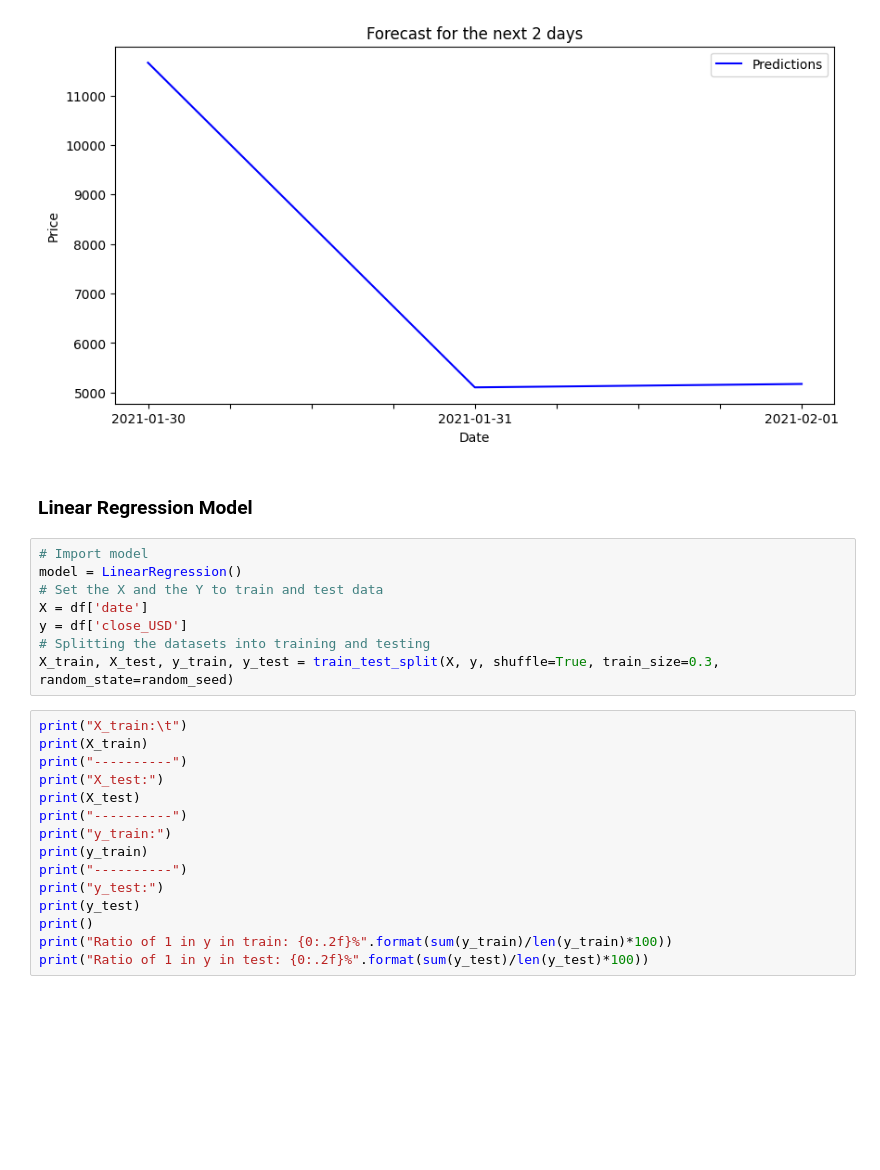
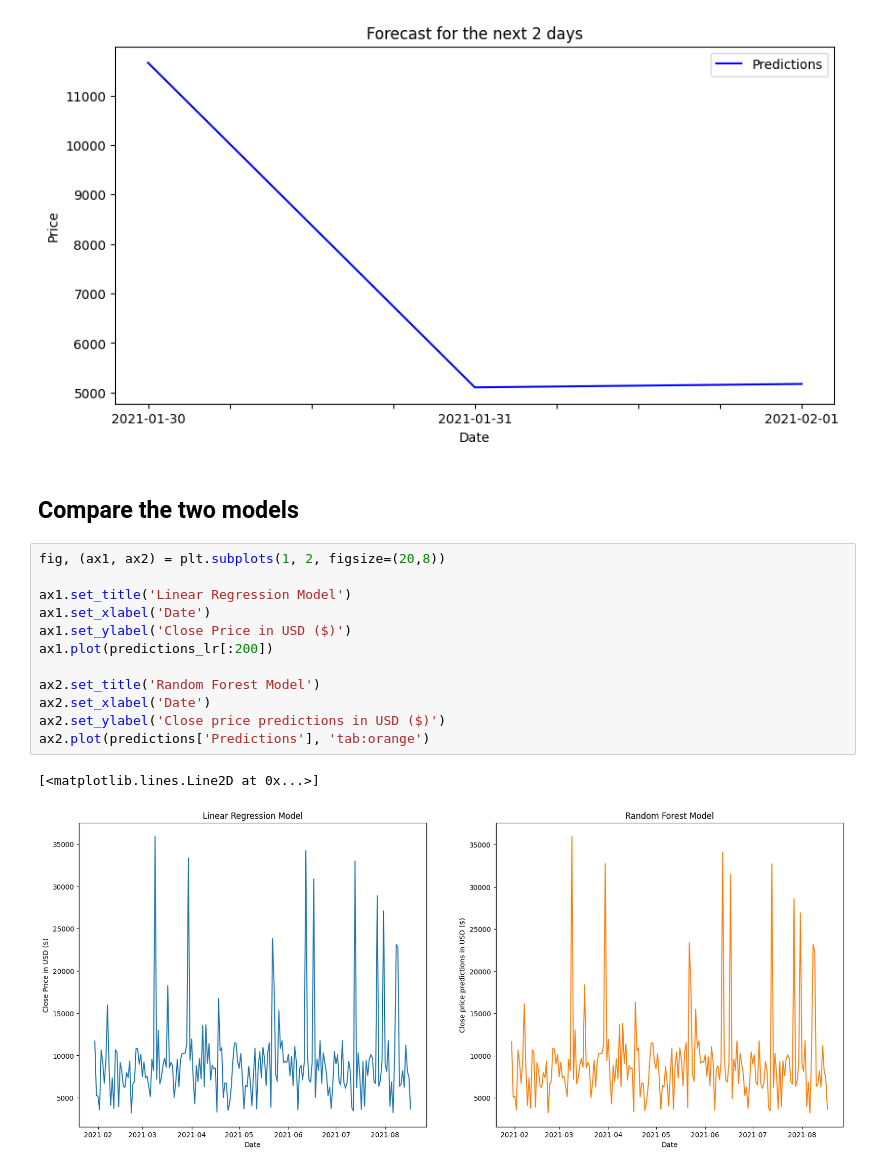
Before and after one commit to RompfRobert/Machine_Learning_and_Deep_Learning, a Jupyter notebook: MIB_Non-Neural_Machine_Learning/08_Assignement/rrompf_assignement.ipynb, the cells around one changed output. Saved outputs shown, nothing was run; the diff lists cells and outputs as text; blank space fills up the shorter version.

```diff
--- a/MIB_Non-Neural_Machine_Learning/08_Assignement/rrompf_assignement.ipynb
+++ b/MIB_Non-Neural_Machine_Learning/08_Assignement/rrompf_assignement.ipynb
@@ -224,28 +327,20 @@ Sell price and date
 date
 2021-01-30   11663.0606
 [figure]
-# %% [markdown]
-### Linear Regression Model
-# %%
-# Import model
-model = LinearRegression()
-# Set the X and the Y to train and test data
-X = df['date']
-y = df['close_USD']
-# Splitting the datasets into training and testing
-X_train, X_test, y_train, y_test = train_test_split(X, y, shuffle=True, train_size=0.3, random_state=random_seed)
-# %%
-print("X_train:\t")
-print(X_train)
-print("----------")
-print("X_test:")
-print(X_test)
-print("----------")
-print("y_train:")
-print(y_train)
-print("----------")
-print("y_test:")
-print(y_test)
-print()
-print("Ratio of 1 in y in train: {0:.2f}%".format(sum(y_train)/len(y_train)*100))
-print("Ratio of 1 in y in test: {0:.2f}%".format(sum(y_test)/len(y_test)*100))
+# %% [markdown]
+## Compare the two models
+# %%
+fig, (ax1, ax2) = plt.subplots(1, 2, figsize=(20,8))
+
+ax1.set_title('Linear Regression Model')
+ax1.set_xlabel('Date')
+ax1.set_ylabel('Close Price in USD ($)')
+ax1.plot(predictions_lr[:200])
+
+ax2.set_title('Random Forest Model')
+ax2.set_xlabel('Date')
+ax2.set_ylabel('Close price predictions in USD ($)')
+ax2.plot(predictions['Predictions'], 'tab:orange')
+# %% [output]
+[<matplotlib.lines.Line2D at 0x...>]
+[figure, added]
```
Also changed, not shown: parts of 23 cells of this notebook, 1 other file.
